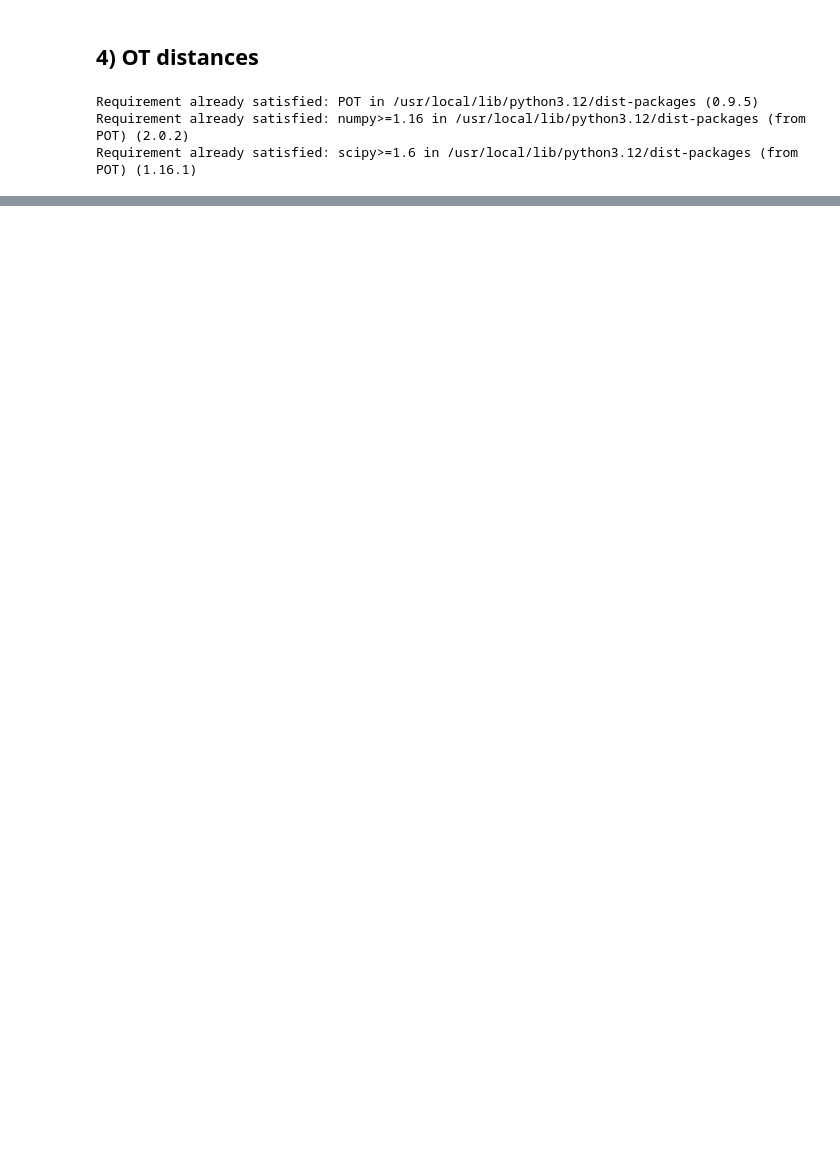
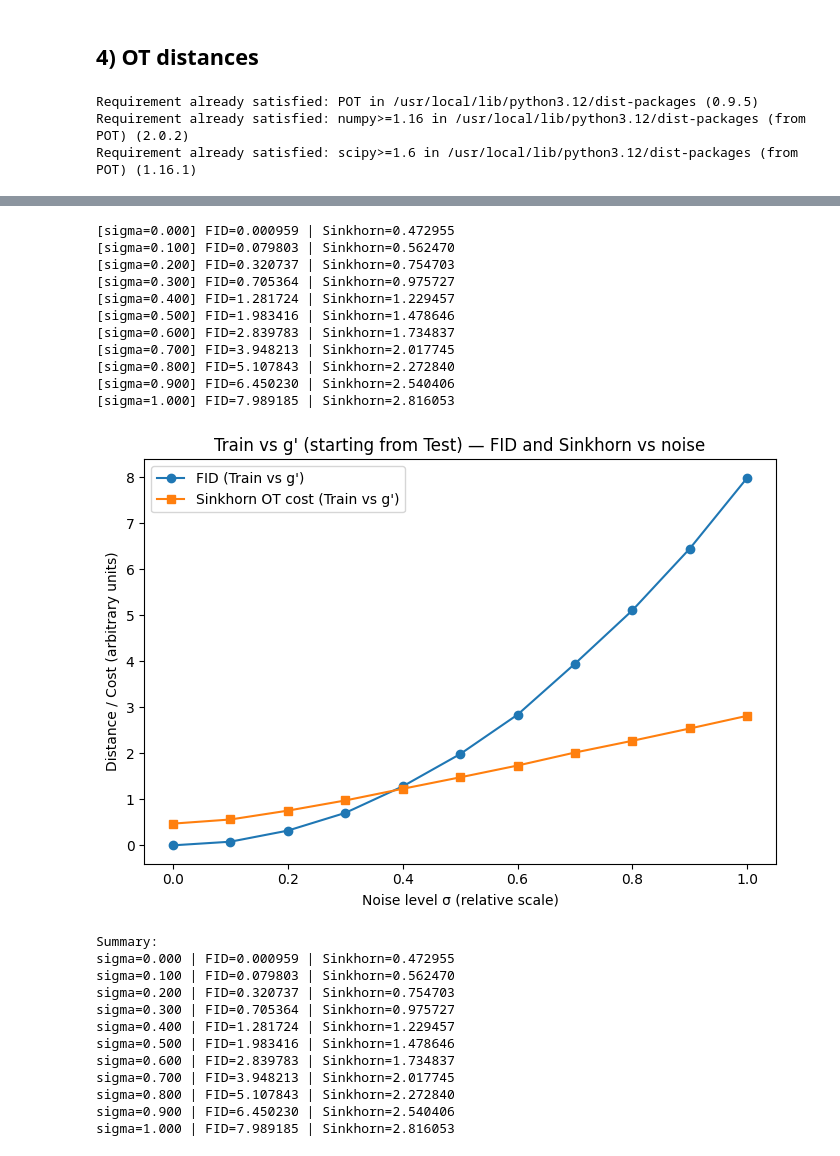
Before and after one commit to NirSeg/CVLab-2025, a Jupyter notebook: mnist_ot_passive.ipynb, the cells around one changed output, grey strips where cells are left out. Drawn from its saved outputs; the diff is of its cells as text; code cells hidden in the pictures; blank space fills up the shorter version.

```diff
--- a/mnist_ot_passive.ipynb
+++ b/mnist_ot_passive.ipynb
@@ -522,0 +603,45 @@ OT (with dropped classes): {'train_test_diff': 5.967722829497951e-23, 'train_tes
+# %%
+# -------------------------
+# Example call (uses your already-prepared sub-sampled features)
+# Assumes: train_feats_sub and test_feats_sub already exist and share the same feature dimension.
+# -------------------------
+results_noise_sweep = noise_sweep_train_vs_dummy_g(
+    train_feats=train_feats_sub,
+    test_feats=test_feats_sub,
+    noise_levels=np.linspace(0.0, 1.0, 11),  # 0.0 == best case (g' = test), up to σ=1.0
+    reg=0.1,
+    nit=100,
+    metric="euclidean",
+    fid_eps=1e-6,
+    seed=123,
+    per_feature_noise=True,   # set to False to use a single global std for all features
+)
+
+print("Summary:")
+for s, f, o in zip(results_noise_sweep["noise_levels"], results_noise_sweep["fid"], results_noise_sweep["sinkhorn_cost"]):
+    print(f"sigma={s:.3f} | FID={f:.6f} | Sinkhorn={o:.6f}")
+# %% [output]
+[sigma=0.000] FID=0.000959 | Sinkhorn=0.472955
+[sigma=0.100] FID=0.079803 | Sinkhorn=0.562470
+[sigma=0.200] FID=0.320737 | Sinkhorn=0.754703
+[sigma=0.300] FID=0.705364 | Sinkhorn=0.975727
+[sigma=0.400] FID=1.281724 | Sinkhorn=1.229457
+[sigma=0.500] FID=1.983416 | Sinkhorn=1.478646
+[sigma=0.600] FID=2.839783 | Sinkhorn=1.734837
+[sigma=0.700] FID=3.948213 | Sinkhorn=2.017745
+[sigma=0.800] FID=5.107843 | Sinkhorn=2.272840
+[sigma=0.900] FID=6.450230 | Sinkhorn=2.540406
+[sigma=1.000] FID=7.989185 | Sinkhorn=2.816053
+[figure, added]
+Summary:
+sigma=0.000 | FID=0.000959 | Sinkhorn=0.472955
+sigma=0.100 | FID=0.079803 | Sinkhorn=0.562470
+sigma=0.200 | FID=0.320737 | Sinkhorn=0.754703
+sigma=0.300 | FID=0.705364 | Sinkhorn=0.975727
+sigma=0.400 | FID=1.281724 | Sinkhorn=1.229457
+sigma=0.500 | FID=1.983416 | Sinkhorn=1.478646
+sigma=0.600 | FID=2.839783 | Sinkhorn=1.734837
+sigma=0.700 | FID=3.948213 | Sinkhorn=2.017745
+sigma=0.800 | FID=5.107843 | Sinkhorn=2.272840
+sigma=0.900 | FID=6.450230 | Sinkhorn=2.540406
+sigma=1.000 | FID=7.989185 | Sinkhorn=2.816053
```
Also changed, not shown: parts of 15 cells of this notebook.
